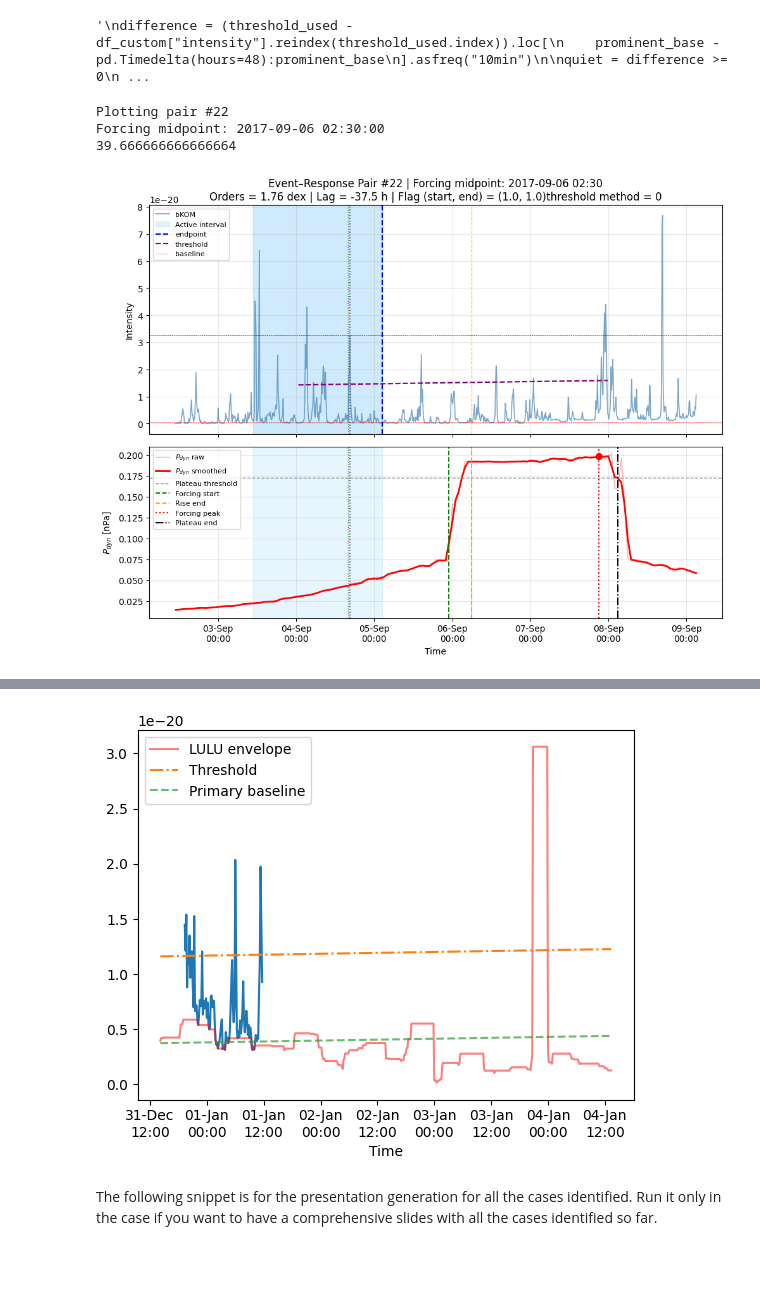
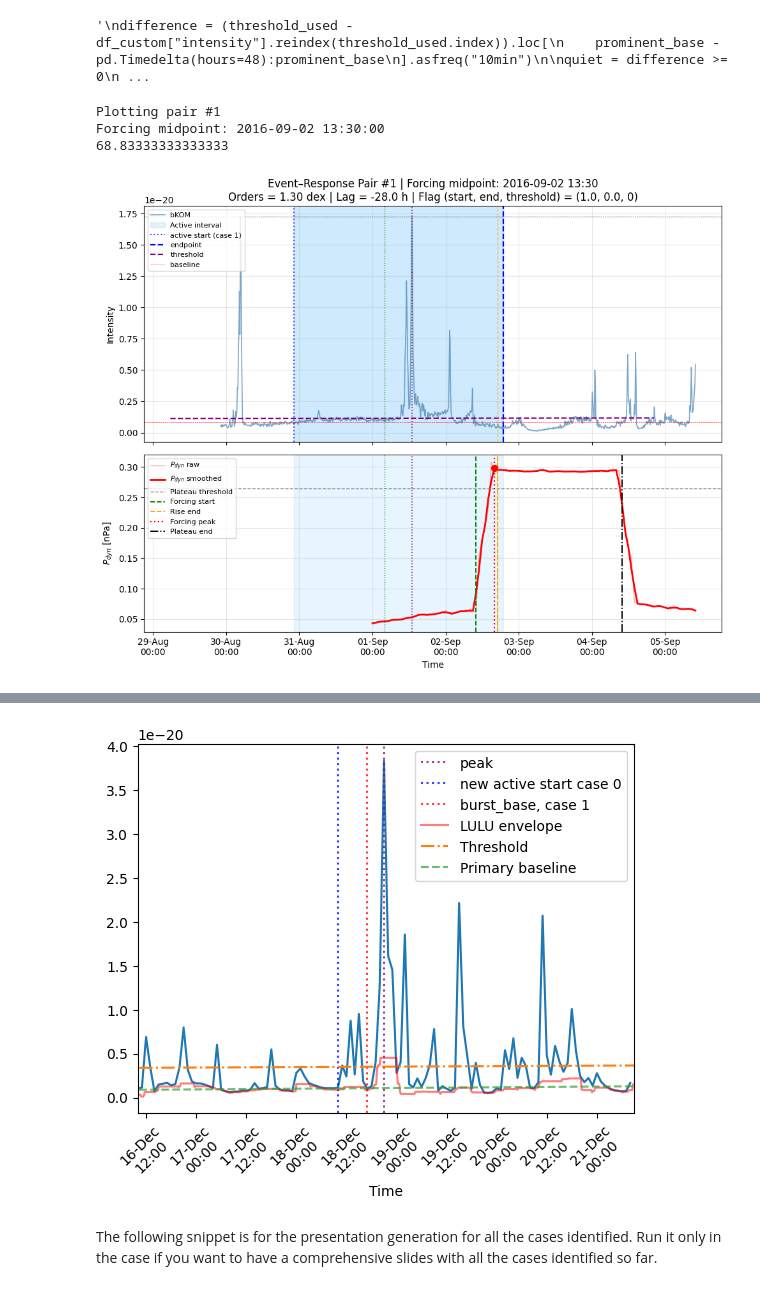
Before and after one commit to Kartav33/ERICA-JS, a Jupyter notebook: 02_event_detection.ipynb, the cells around one changed output, grey strips where cells are left out. Cells and saved outputs as stored; diff of their text form; code cells hidden in the pictures; blank space fills up the shorter version.

Commit message:
start_flag_2

```diff
--- a/02_event_detection.ipynb
+++ b/02_event_detection.ipynb
@@ -23,8 +23,8 @@ import numpy as np
 
 # A.0 Analysis interval
 
-start = pd.Timestamp("2016-12-10 00:00:00")
-end   = pd.Timestamp("2017-12-24 22:00:00")
+start = pd.Timestamp("2016-09-01 00:00:00")
+end   = pd.Timestamp("2021-02-28 22:00:00")
 # %%
 # A.1 Build Juno bKOM + distance dataframe
 df_juno_min = pd.DataFrame({"time": pd.to_datetime(time_over_year_sec, unit="s"), "intensity": normalized_integrated_intensity_bKOM/pow(377,2), "dist_RJ": obdist})
@@ -304,7 +300,7 @@ for t_forcing, forcing_row in df_forcing.iterrows():
     # =========================================================================
 
     response_window = df_custom.loc[
-        t_forcing - pd.Timedelta(hours=rotation_hr * 3.5):
+        t_forcing - pd.Timedelta(hours=rotation_hr * 3.5):  #here the search window is about 36 hours on either side of t_forcing
         t_forcing + pd.Timedelta(hours=rotation_hr * 3.5),
         "intensity"
     ].dropna()
@@ -446,16 +442,21 @@ for t_forcing, forcing_row in df_forcing.iterrows():
         )
 
 #STEP 4----------------------
-    active_start, start_flag = find_active_start_linear(
+    active_start, start_flag, active_start_2 = find_active_start_linear(
         df_custom["intensity"],
+        df_hourly["intensity"],
         threshold_used,
         burst_base,
-        rotation_hr * 3, #lookback window (2 Jovian rotations)
-        rotation_hr / 2 , #Minimum length of quite period in the lookback
+        rotation_hr * 3, #lookback window (3 Jovian rotations)
+        rotation_hr  , #Minimum length of quite period in the lookback
         slope,
         cadence="10min"
         )
     active_duration_hr = (active_end - active_start).total_seconds() / 3600
+
+    active_duration_extended = pd.NaT
+    if start_flag == 2:
+        active_duration_extended = (active_end - active_start_2).total_seconds() / 3600
 
 
     # =========================================================================
@@ -496,15 +497,16 @@ for t_forcing, forcing_row in df_forcing.iterrows():
         "active_start": active_start,
         "active_end": active_end,
         "active_duration_hr": active_duration_hr,
+        "active_duration_extended" : active_duration_extended,
         "end_flag": end_flag,
         "start_flag": start_flag,
+        "active_start_2" : active_start_2,
 
         # threshold statistics
         "active_threshold": threshold_used,
         "threshold_flag" : threshold_flag,
         "baseline_fit" : baseline_fit,
         "LULU_envelope" : baseline_lulu,
-        #**active_results,
 
         # Juno distance
         "r_min_RJ": r_min_RJ,
@@ -613,12 +615,18 @@ ax.plot(i_plot.index, i_plot.values, color="steelblue", lw=1.2, alpha=0.7, label
 
 #if gauss_y is not None:
 #    ax.plot(envelope.index, gauss_y, color="black", lw=2, linestyle="--", label="Gaussian fit" )
+if row["start_flag"] == 2:
+    ax.axvline(row["active_start_2"], linestyle=':', alpha = 0.75, label="active start (case 2)", color='black')
+    ax.axvspan(row["active_start_2"], row["active_start"], color="green", alpha=0.25, label=r"Extended Active interval")
+    print(row["active_duration_extended"])
 
 ax.axvspan(row["active_start"], row["active_end"], color="lightskyblue", alpha=0.25, label=r"Active interval")
 #ax.axvline(row["burst_base"], color="green", linestyle="--", lw=1.3, label="Burst base")
 #ax.axvline(row["burst_peak"], color="purple", linestyle="--", lw=1.6, label="Burst peak")
 #ax.axvline(row["active_end_1e-14"], color="green", linestyle="--", lw=1.6, label="2e-15")
 #ax.axvline(row["active_end_1e-15"], color="cyan", linestyle="--", lw=1.6, label="1.5e-15")
+ax.axvline(row["active_start"], linestyle=':', alpha = 0.75, label="active start (case 1)", color='blue')
+
 ax.axvline(row["active_end"], color="blue", linestyle="--", lw=1.6, label="endpoint")
 ax.plot(row["active_threshold"], color="purple", linestyle="--", lw=1.6, label="threshold")
 #ax.axvline(row["active_end_mean"], color="red", linestyle="--", lw=1.6, label="mean")
@@ -636,8 +644,7 @@ ax.set_title(
     f"Orders = {row['jump_log']:.2f} dex | "
     #f"Ratio = {row['response_ratio']:.1f}x | "
     f"Lag = {row['lag_hours_peak']:.1f} h | "
-    f"Flag (start, end) = ({row['start_flag']:.1f}, {row['end_flag']:.1f})"
-    f"threshold method = {row['threshold_flag']}"
+    f"Flag (start, end, threshold) = ({row['start_flag']:.1f}, {row['end_flag']:.1f}, {row['threshold_flag']})"
     #f"Active duration = {row['active_duration_hr']:.1f} h |"
 )
 ax.legend(fontsize=8, loc="upper left")
@@ -691,31 +698,37 @@ axs[-1].xaxis.set_major_formatter(mdates.DateFormatter("%d-%b\n%H:%M"))
 plt.tight_layout()
 plt.show()
 # %% [output]
-Plotting pair #22
-Forcing midpoint: 2017-09-06 02:30:00
-39.666666666666664
+Plotting pair #1
+Forcing midpoint: 2016-09-02 13:30:00
+68.83333333333333
-[figure, old version]
+[figure, new version]
 # %%
 df_pair = df_forcing.join(df_bkom, how="inner")
 
-NUMBER = 2
+NUMBER = 1
 
 t_pair = df_pair.index[NUMBER - 1]
 row = df_pair.loc[t_pair]
 
 fig, ax = plt.subplots()
-start=row["active_start"]
-end=row["active_end"]
-signal_display = df_custom.loc[start:end, "intensity"]
+start=row["active_start"]-pd.Timedelta("48 hours")
+end=row["active_end"]+pd.Timedelta("10 hours")
+signal_display = df_hourly.loc[start:end, "intensity"]
 
 ax.plot(signal_display.index, signal_display.values)
+ax.axvline(row["burst_peak"], linestyle=':', alpha = 0.75, label="peak", color='purple')
+ax.axvline(row["active_start"],#-pd.Timedelta(hours=rotation_hr),
+            linestyle=':', alpha = 0.75, label="new active start case 0", color='blue')
+ax.axvline(row["burst_base"], linestyle=':', alpha = 0.75, label="burst_base, case 1", color='red')
 ax.plot(row["LULU_envelope"].index, row["LULU_envelope"].values, label = "LULU envelope", alpha=0.5, color = 'red')
-ax.plot(row["active_threshold"].index, row["active_threshold"].values, label = "Threshold", linestyle='-.')
+ax.plot(row["active_threshold"].index, row["active_threshold"].values/1.5, label = "Threshold", linestyle='-.')
 ax.plot(row["baseline_fit"].index, row["baseline_fit"].values, linestyle='--', alpha=0.7, label="Primary baseline")
 ax.set_xlabel("Time")
 plt.legend()
 #plt.title(f"Flag (start, end, threshold) = ({row["active_flag"]:.1f}, {row["end_flag"]:.1f}, {row["threshold_flag"]:.1f}) ")
 ax.xaxis.set_major_formatter(mdates.DateFormatter("%d-%b\n%H:%M"))
+plt.xlim(start, end)
+plt.xticks(rotation=45)
 print(start, end)
 plt.show()
 # %% [output]
@@ -723,4 +736,4 @@ plt.show()
-[figure, old version]
+[figure, new version]
 # %% [markdown]
 The following snippet is for the presentation generation for all the cases identified. Run it only in the case if you want to have a comprehensive slides with all the cases identified so far.
 # %%
```
Also changed, not shown: parts of 15 cells of this notebook, 1 other file.
